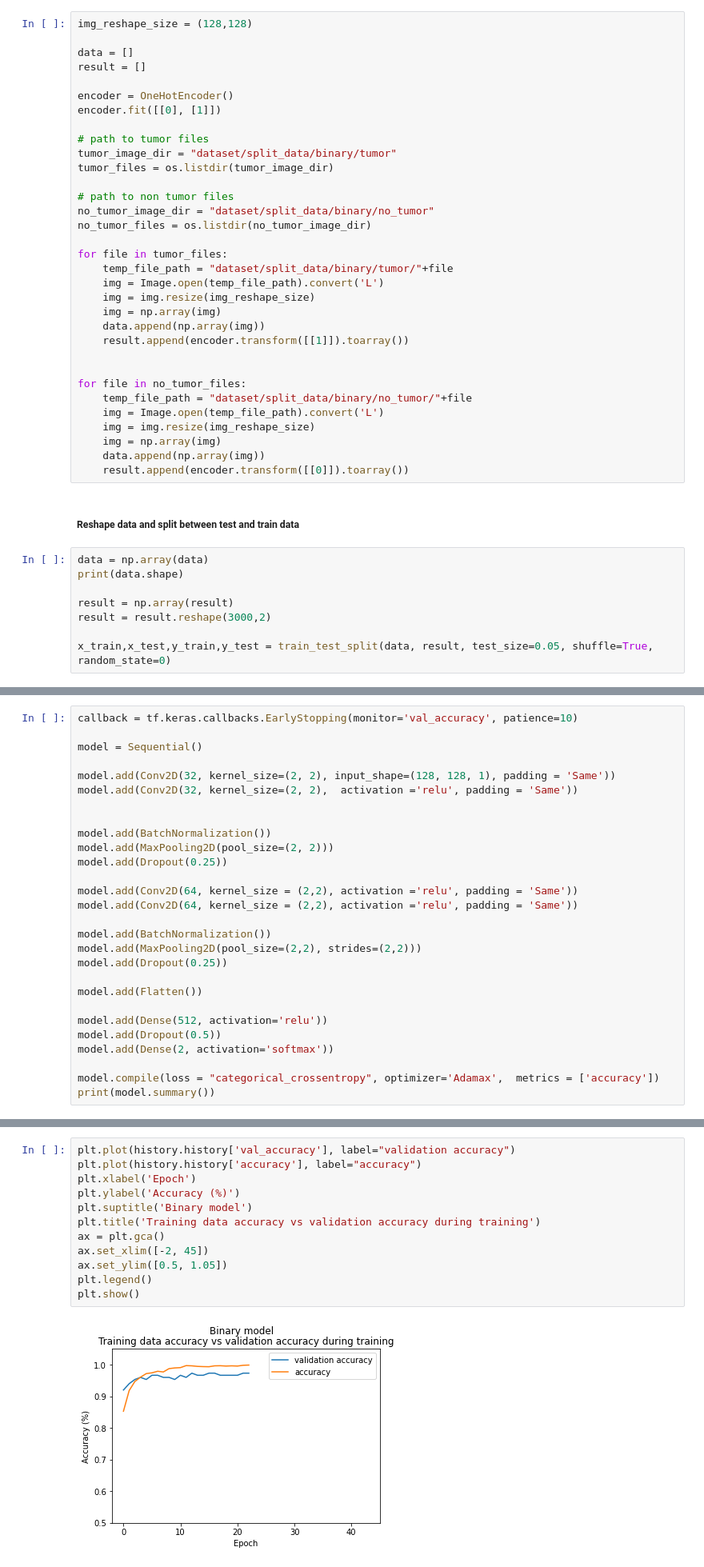
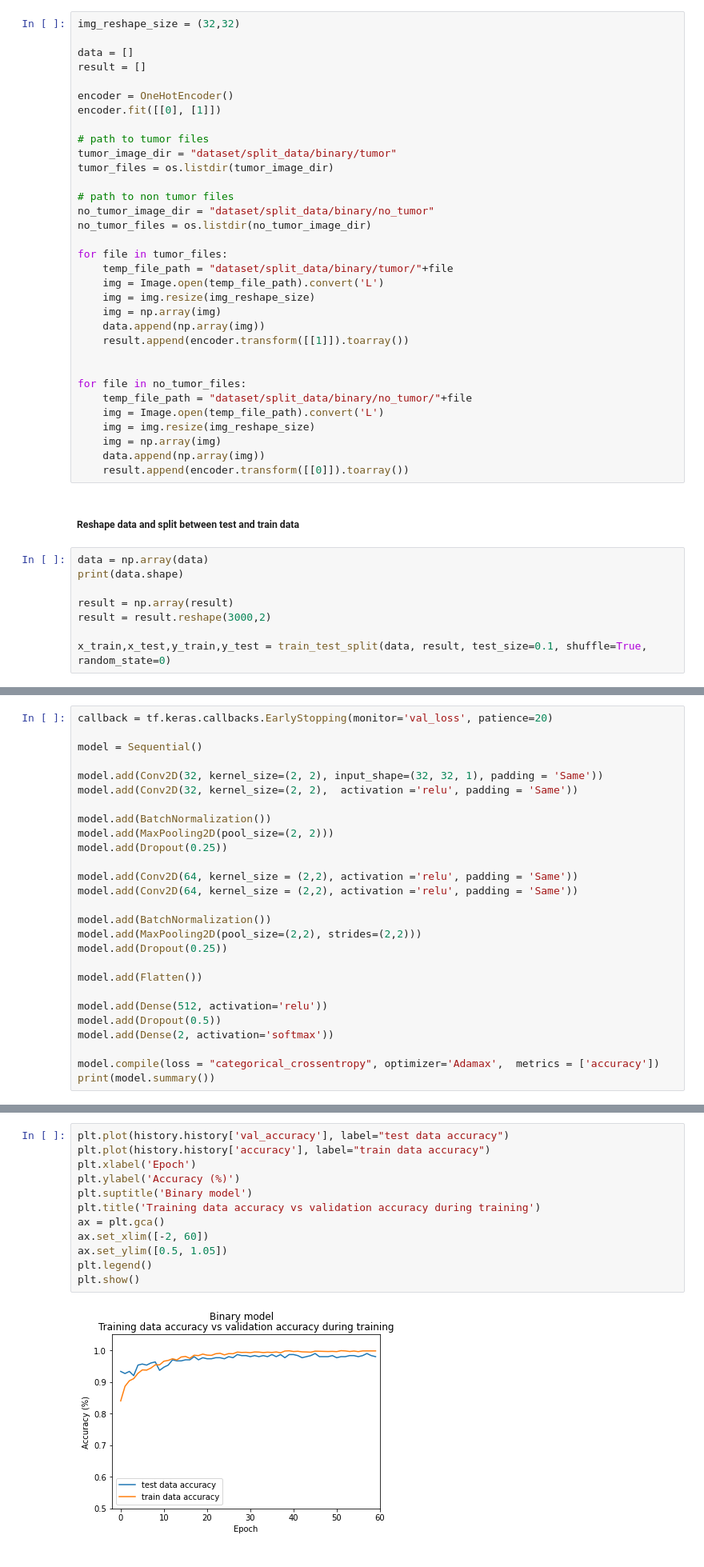
Before and after one commit to cam-798/ML-coursework, a Jupyter notebook: Binary CNN.ipynb, the cells around one changed output, grey strips where cells are left out. Shown at 80% size. Cells and saved outputs as stored; diff of their text form.

```diff
--- a/Binary CNN.ipynb
+++ b/Binary CNN.ipynb
@@ -35,7 +35,7 @@ import time
 # %% [markdown]
 <h5>Read in images into numpy arrays and record type of tumor with one hot encoder</h5>
 # %%
-img_reshape_size = (128,128)
+img_reshape_size = (32,32)
 
 data = []
 result = []
@@ -76,5 +76,5 @@ print(data.shape)
 result = np.array(result)
 result = result.reshape(3000,2)
 
-x_train,x_test,y_train,y_test = train_test_split(data, result, test_size=0.05, shuffle=True, random_state=0)
+x_train,x_test,y_train,y_test = train_test_split(data, result, test_size=0.1, shuffle=True, random_state=0)
 # %% [output]
@@ -82,13 +82,12 @@ x_train,x_test,y_train,y_test = train_test_split(data, result, test_size=0.05, s
 # %% [markdown]
 <h5>Build the CNN model</h5>
 # %%
-callback = tf.keras.callbacks.EarlyStopping(monitor='val_accuracy', patience=10)
+callback = tf.keras.callbacks.EarlyStopping(monitor='val_loss', patience=20)
 
 model = Sequential()
 
-model.add(Conv2D(32, kernel_size=(2, 2), input_shape=(128, 128, 1), padding = 'Same'))
+model.add(Conv2D(32, kernel_size=(2, 2), input_shape=(32, 32, 1), padding = 'Same'))
 model.add(Conv2D(32, kernel_size=(2, 2),  activation ='relu', padding = 'Same'))
-
 
 model.add(BatchNormalization())
 model.add(MaxPooling2D(pool_size=(2, 2)))
@@ -181,17 +180,17 @@ history.history
 # %%
-plt.plot(history.history['val_accuracy'], label="validation accuracy")
-plt.plot(history.history['accuracy'], label="accuracy")
+plt.plot(history.history['val_accuracy'], label="test data accuracy")
+plt.plot(history.history['accuracy'], label="train data accuracy")
 plt.xlabel('Epoch')
 plt.ylabel('Accuracy (%)')
 plt.suptitle('Binary model')
 plt.title('Training data accuracy vs validation accuracy during training')
 ax = plt.gca()
-ax.set_xlim([-2, 45])
+ax.set_xlim([-2, 60])
 ax.set_ylim([0.5, 1.05])
 plt.legend()
 plt.show()
 # %% [output]
-[figure, old version]
+[figure, new version]
 # %% [markdown]
 <h5>Read in the validation data in the same way we read in the training and testing data</h5>
 # %%
```
Also changed, not shown: parts of 8 cells of this notebook, 4 other files.
